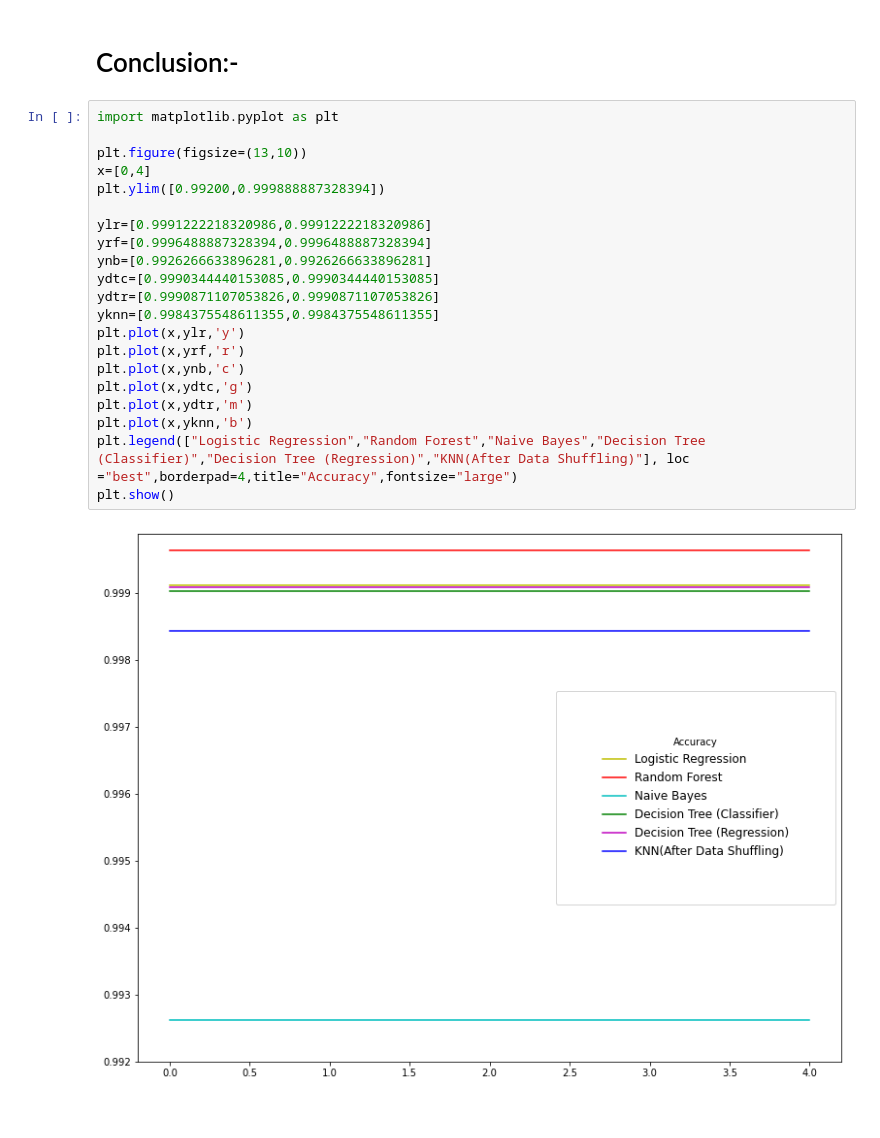
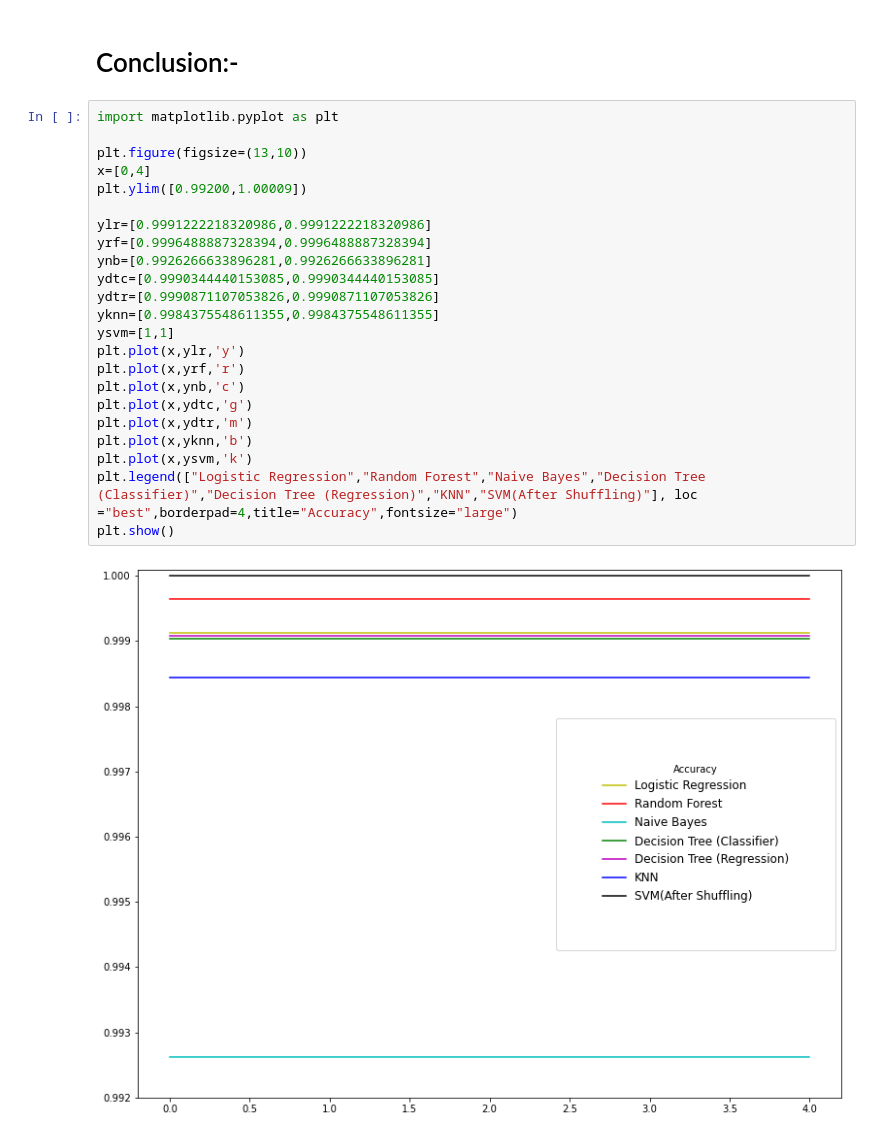
Before and after one commit to xybervenom/Fraudulent-Transaction-Detector, a Jupyter notebook: Fraudulent Transaction Detector.ipynb, the cells around one changed output. Cells and saved outputs as stored; diff of their text form.

```diff
--- a/Fraudulent Transaction Detector.ipynb
+++ b/Fraudulent Transaction Detector.ipynb
@@ -471,24 +467,26 @@ Test Accuracy 1.0
 # %%
 import matplotlib.pyplot as plt
 
 plt.figure(figsize=(13,10))
 x=[0,4]
-plt.ylim([0.99200,0.999888887328394])
+plt.ylim([0.99200,1.00009])
 
 ylr=[0.9991222218320986,0.9991222218320986]
 yrf=[0.9996488887328394,0.9996488887328394]
 ynb=[0.9926266633896281,0.9926266633896281]
 ydtc=[0.9990344440153085,0.9990344440153085]
 ydtr=[0.9990871107053826,0.9990871107053826]
 yknn=[0.9984375548611355,0.9984375548611355]
+ysvm=[1,1]
 plt.plot(x,ylr,'y')
 plt.plot(x,yrf,'r')
 plt.plot(x,ynb,'c')
 plt.plot(x,ydtc,'g')
 plt.plot(x,ydtr,'m')
 plt.plot(x,yknn,'b')
-plt.legend(["Logistic Regression","Random Forest","Naive Bayes","Decision Tree (Classifier)","Decision Tree (Regression)","KNN(After Data Shuffling)"], loc ="best",borderpad=4,title="Accuracy",fontsize="large")
+plt.plot(x,ysvm,'k')
+plt.legend(["Logistic Regression","Random Forest","Naive Bayes","Decision Tree (Classifier)","Decision Tree (Regression)","KNN","SVM(After Shuffling)"], loc ="best",borderpad=4,title="Accuracy",fontsize="large")
 plt.show()
 # %% [output]
-[figure, old version]
+[figure, new version]
 # %% [markdown]
```
Also changed, not shown: parts of 15 cells of this notebook.
